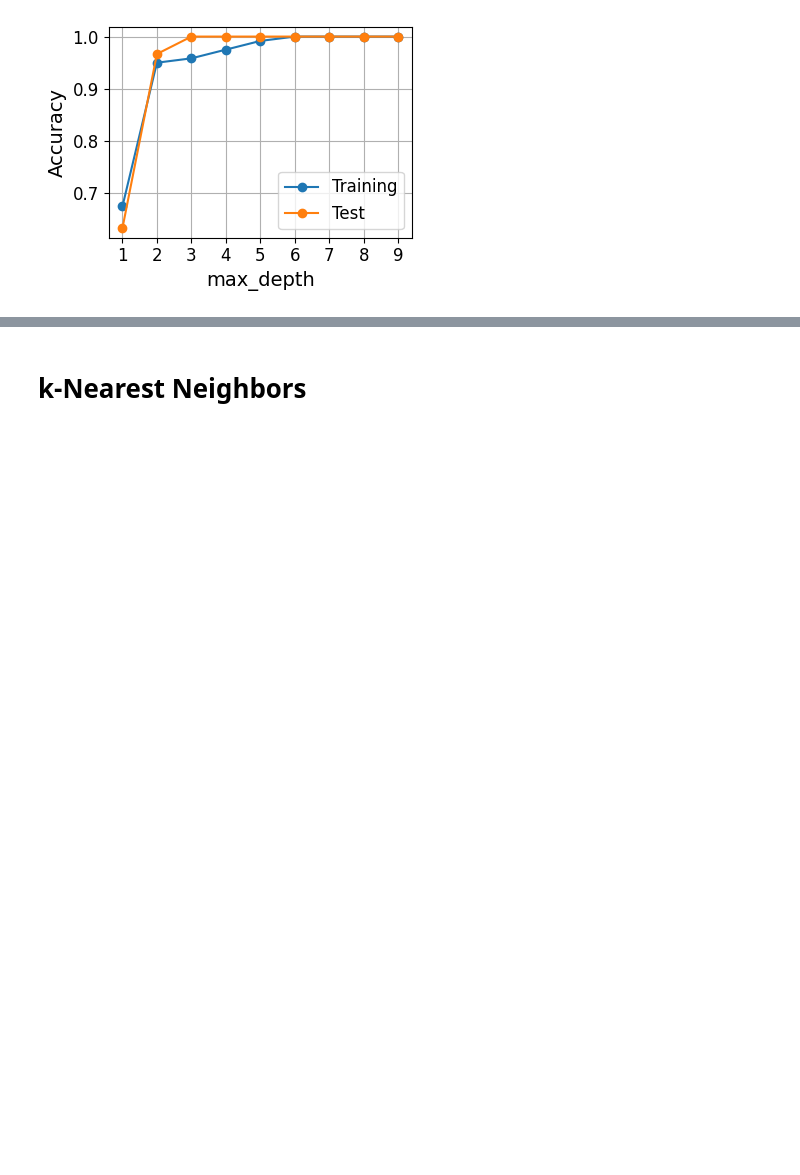
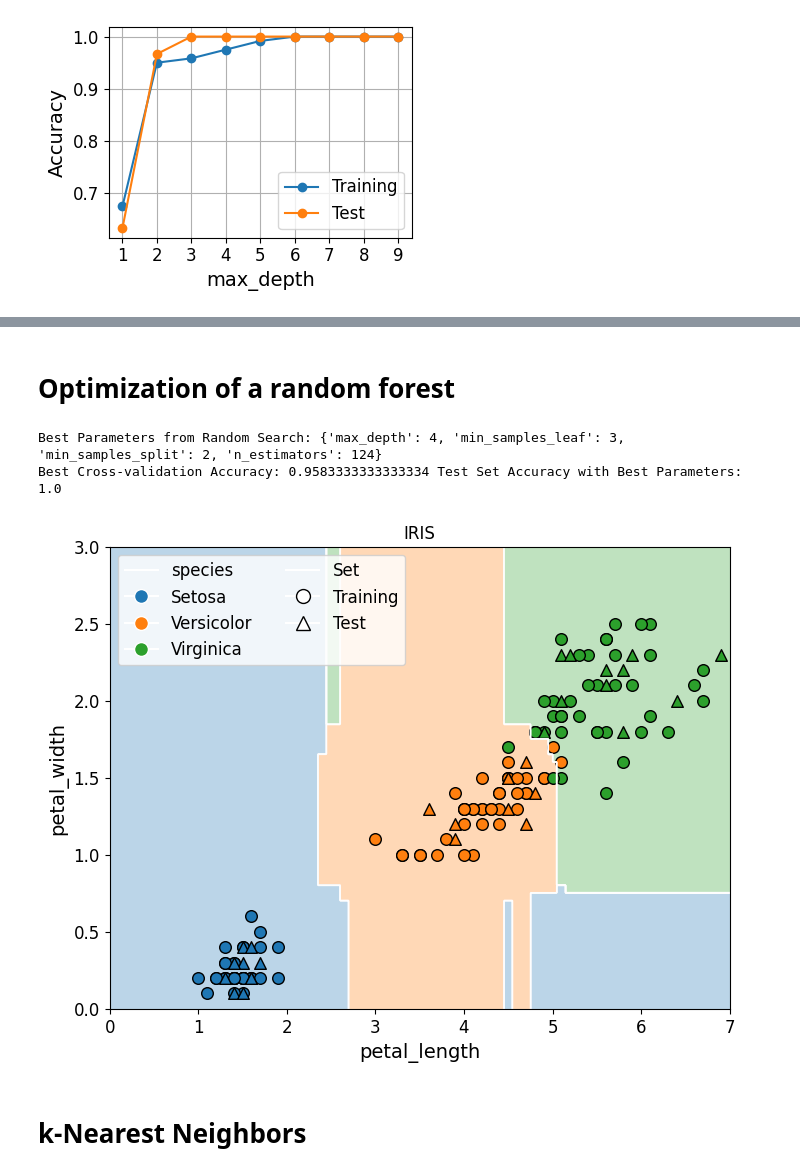
Before and after one commit to w4bo/AA2425-unibo-mldm, a Jupyter notebook: slides/06-modeling.ipynb, the cells around one changed output, grey strips where cells are left out. Drawn from its saved outputs; the diff is of its cells as text; code cells hidden in the pictures; blank space fills up the shorter version.

```diff
--- a/slides/06-modeling.ipynb
+++ b/slides/06-modeling.ipynb
@@ -479,3 +611,27 @@ plt.tight_layout()
+# %% [markdown]
+# Optimization of a random forest
+# %%
+from sklearn.model_selection import RandomizedSearchCV
+from sklearn.ensemble import RandomForestClassifier
+from scipy.stats import randint
+rf = RandomForestClassifier(random_state=seed)  # Define a Random Forest Classifier
+param_dist = {  # Set up the parameter grid for random search
+    'n_estimators': randint(2, 200),       # Number of trees in the forest
+    'max_depth': randint(2, 20),            # Maximum depth of the tree
+    'min_samples_split': randint(2, 20),    # Minimum number of samples to split a node
+    'min_samples_leaf': randint(1, 20),     # Minimum number of samples in a leaf node
+}
+random_search = RandomizedSearchCV(rf, param_distributions=param_dist, n_iter=50, scoring='accuracy', cv=5, random_state=seed, n_jobs=-1)  # Setup RandomizedSearchCV
+random_search.fit(X_train, y_train)  # Fit the random search model
+print("Best Parameters from Random Search:", random_search.best_params_)  # Output the best parameters
+best_rf = random_search.best_estimator_
+test_accuracy = best_rf.score(X_test, y_test)  # Evaluate the model with the best parameters on the test set
+print("Best Cross-validation Accuracy:", random_search.best_score_, "Test Set Accuracy with Best Parameters:", test_accuracy)  # Output the best score
+forest = plot_boundary(best_rf, "rf_cplot")
+# %% [output]
+Best Parameters from Random Search: {'max_depth': 4, 'min_samples_leaf': 3, 'min_samples_split': 2, 'n_estimators': 124}
+Best Cross-validation Accuracy: 0.9583333333333334 Test Set Accuracy with Best Parameters: 1.0
+[figure, added]
 # %% [markdown]
 # k-Nearest Neighbors
 # %%
```
Also changed, not shown: parts of 9 cells of this notebook, 2 other files.
